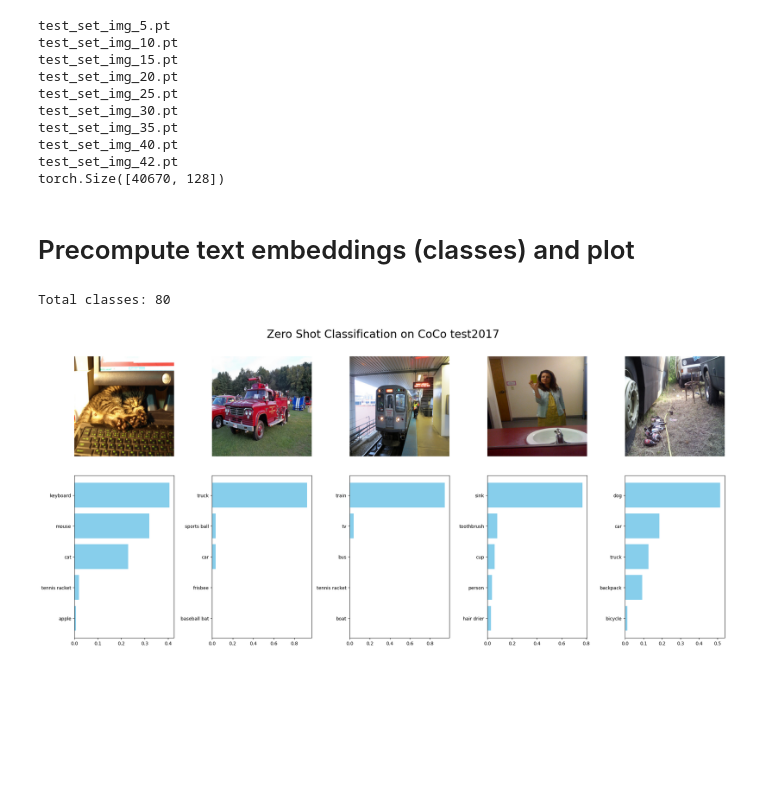
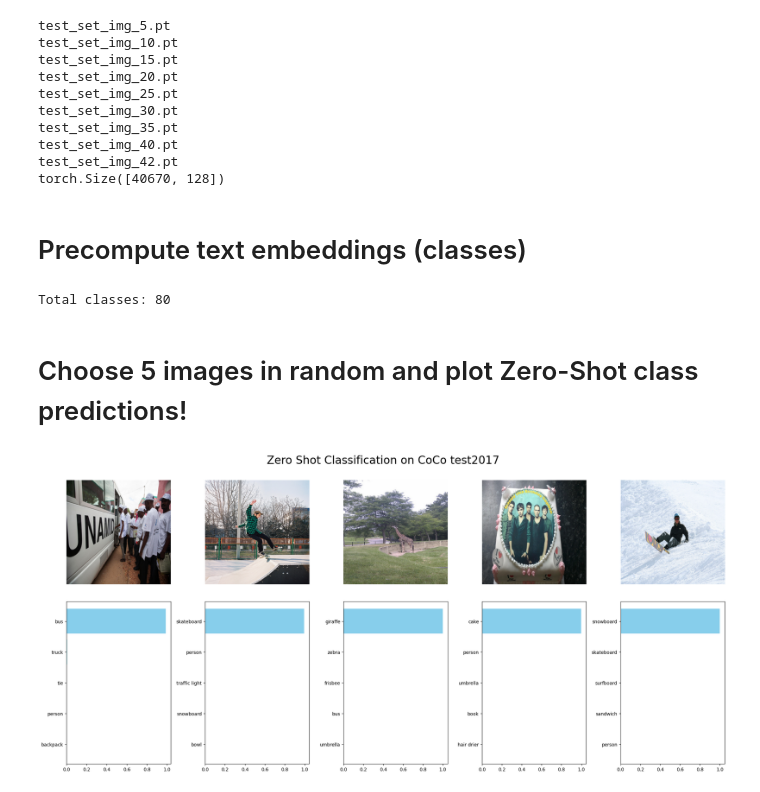
Before and after one commit to ntat/Lightweight_CLIP_model, a Jupyter notebook: notebooks/zero_shot_nb.ipynb, the cells around one changed output. Cells and saved outputs as stored; diff of their text form; code cells hidden in the pictures; blank space fills up the shorter version.

Commit message:
updated with new model res + nb clarity

```diff
--- a/notebooks/zero_shot_nb.ipynb
+++ b/notebooks/zero_shot_nb.ipynb
@@ -39,12 +37,11 @@ test_dataset = CocoCaptionDataset(coco_dataset_tst, mode="test")
 encoder_1 = Transformer_One(vit_trans_name, embed_dim, device=device)
 encoder_2 = Transformer_Two(bert_model_name, embed_dim, device=device)
 # load
-encoder_1, encoder_2, opt_state_dct, _, loss_state_dct, epoch_load, tr_loss, vld_loss = load_model(checkpoint_path, encoder_1, encoder_2, device)
+encoder_1, encoder_2, _, _, loss_state_dct, epoch_load, tr_loss, vld_loss = load_model(checkpoint_path, encoder_1, encoder_2, device)
 logit_sc = loss_state_dct['logit_scale'].exp() ## logit scale
 # place
 encoder_1.to(device)
 encoder_2.to(device)
-print (logit_sc)
 
 dataloader = DataLoader(test_dataset, batch_size=1000, shuffle=False, drop_last=False, num_workers=16)
 # %% [output]
@@ -78,28 +74,31 @@ test_set_img_40.pt
 test_set_img_42.pt
 torch.Size([40670, 128])
 # %% [markdown]
-# Precompute text embeddings (classes) and plot
+# Precompute text embeddings (classes)
+# %%
+path = config['paths']['coco_classes']
+class_embed, classes = precompute_class_emb(encoder_2, path)
+# %% [output]
+Total classes: 80
+# %% [markdown]
+# Choose 5 images in random and plot Zero-Shot class predictions!
 # %%
-path = 'coco_classes.txt'
-class_embed, classes = precompute_class_emb(encoder_2, path)
-
 # take 5 random pictures and their embs
 random_images = torch.randint(0, len(test_dataset), (5,))
 query_images = im_em[random_images]
 
 im_plt = []
 txt_plt = []
 probs = []
 
 for i in range(len(query_images)):
     top_idxs, sims = find_top_k_matches(class_embed, query_images[i].unsqueeze(0), logit_sc, k=5, device=device)
     this_image, _ = coco_dataset_tst[random_images[i]]
     relevant_txt = [classes[idx.item()] for idx in top_idxs]
     im_plt.append(this_image)
     txt_plt.append(relevant_txt)
     probs.append(sims)
 
 plot_images_and_bars(im_plt, txt_plt, probs)
 # %% [output]
-Total classes: 80
-[figure, old version]
+[figure, new version]
```
Also changed, not shown: parts of 2 cells of this notebook, 1 other file.
